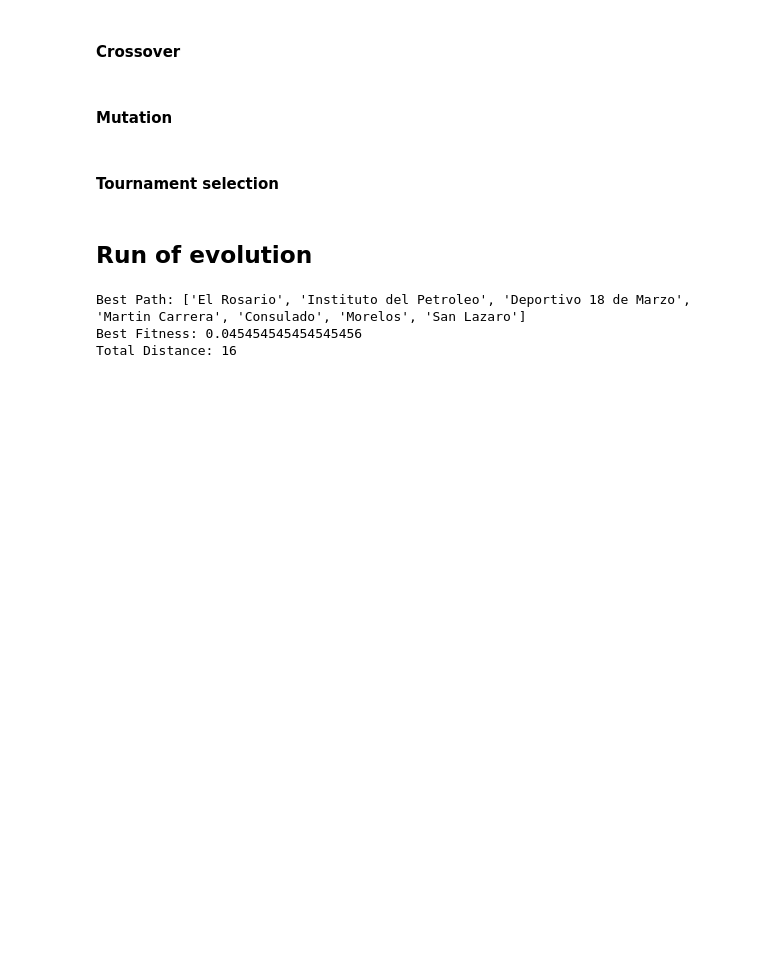
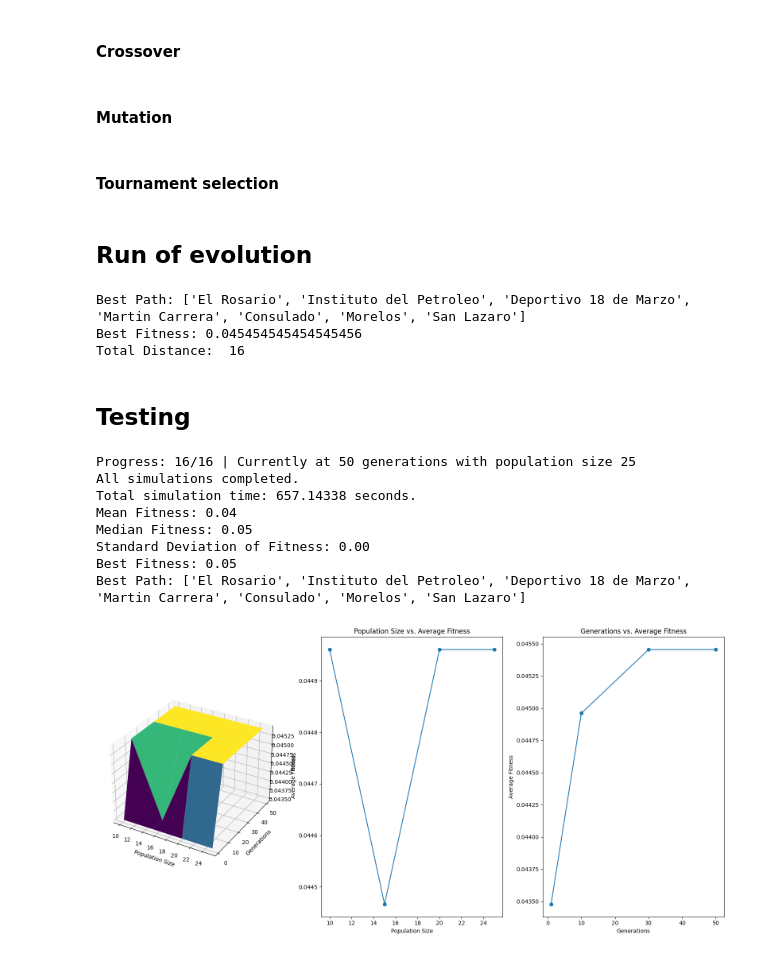
Before and after one commit to annlima/CDMX_TravelingSalesman, a Jupyter notebook: CDMX_Subway.ipynb, the cells around one changed output. Cells and saved outputs as stored; diff of their text form; code cells hidden in the pictures; blank space fills up the shorter version.

```diff
--- a/CDMX_Subway.ipynb
+++ b/CDMX_Subway.ipynb
@@ -300,7 +332,7 @@ def bfs_path(graph, start, end):
                     queue.put(new_path)
     return None
 
-def initialize_population(pop_size, graph, start, end):
+def initialize_population_bfs(pop_size, graph, start, end):
     population = []
     # Generate paths using BFS until the population size is reached
     while len(population) < pop_size:
@@ -393,9 +425,15 @@ def tournament_selection(population, fitness_scores, size=3):
 # %% [markdown]
 ## Run of evolution
 # %%
-def genetic_algorithm(graph, start, end, generations=100, population_size=30, t=1.0, t_min=0.001, alpha=0.9):
-    # Initialize the population
-    population = initialize_population(population_size, graph, start, end)
+def genetic_algorithm(graph, start, end, generations=100, population_size=100, init_mode='bfs',t=1.0, t_min=0.001, alpha=0.9):
+    # Initialize the population based on the chosen mode
+    if init_mode == 'random':
+        population = initialize_population_random(population_size, graph, start, end)
+    elif init_mode == 'bfs':
+        population = initialize_population_bfs(population_size, graph, start, end)  # Assuming BFS-based init
+    else:
+        raise ValueError("Invalid initialization mode. Choose 'bfs' or 'random'.")
+
     for _ in range(generations):
         # Calculate fitness scores for the population
         fitness_scores = {tuple(p): fitness(p, graph) for p in population}
@@ -424,10 +462,10 @@ def genetic_algorithm(graph, start, end, generations=100, population_size=30, t=
     total_distance = sum(graph[best_path[i]][best_path[i + 1]]['segments'] for i in range(len(best_path) - 1))
     return best_path, best_fitness, total_distance
 # %%
-best_path, best_fitness, total_distance = genetic_algorithm(graphMX, 'El Rosario', 'San Lazaro')
+best_path, best_fitness, total_distance = genetic_algorithm(graphMX, 'El Rosario', 'San Lazaro', 50, 10)
 print("Best Path:", best_path)
 print("Best Fitness:", best_fitness)
-print("Total Distance:", total_distance)
+print("Total Distance: ", total_distance)
 # %% [output]
 Best Path: ['El Rosario', 'Instituto del Petroleo', 'Deportivo 18 de Marzo', 'Martin Carrera', 'Consulado', 'Morelos', 'San Lazaro']
 Best Fitness: 0.045454545454545456
@@ -434,0 +473,6 @@ Total Distance: 16
+# %% [markdown]
+## Testing
+# %%
+# Range for generations and population sizes
+generation_range = [1 ,10, 30, 50]
+population_range = [10, 15, 20, 25]
@@ -434,0 +543,12 @@ Total Distance: 16
+# %%
+plot('El Rosario', 'San Lazaro')
+# %% [output]
+Progress: 16/16 | Currently at 50 generations with population size 25
+All simulations completed.
+Total simulation time: 657.14338 seconds.
+Mean Fitness: 0.04
+Median Fitness: 0.05
+Standard Deviation of Fitness: 0.00
+Best Fitness: 0.05
+Best Path: ['El Rosario', 'Instituto del Petroleo', 'Deportivo 18 de Marzo', 'Martin Carrera', 'Consulado', 'Morelos', 'San Lazaro']
+[figure, added]
```
Also changed, not shown: parts of 9 cells of this notebook.
